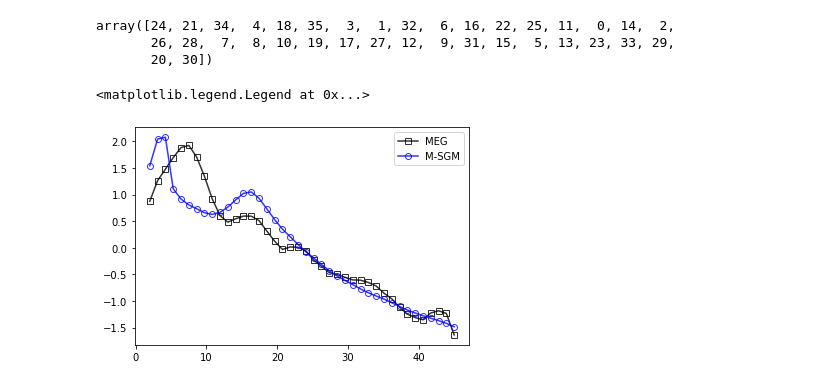
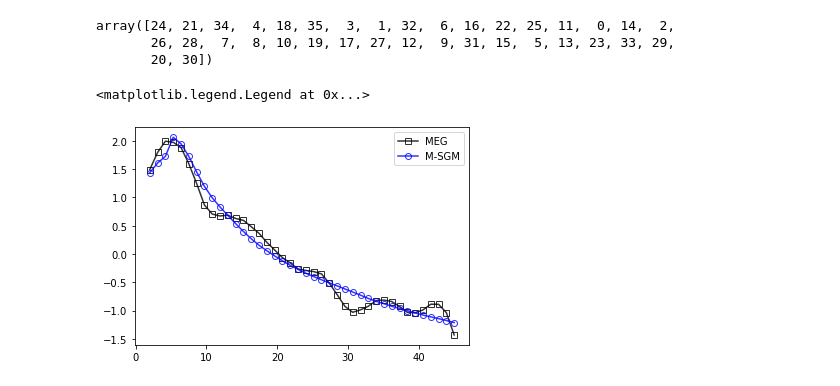
Before and after one commit to JINhuaqing/SBI-SGM, a Jupyter notebook: notebooks/explore/NSF_dedRAW_Reparam.ipynb, the cells around one changed output. Drawn from its saved outputs; the diff is of its cells as text; code cells hidden in the pictures.

```diff
--- a/notebooks/NSF_dedRAW_Reparam.ipynb
+++ b/notebooks/explore/NSF_dedRAW_Reparam.ipynb
@@ -530,13 +530,13 @@ array([24, 21, 34,  4, 18, 35,  3,  1, 32,  6, 16, 22, 25, 11,  0, 14,  2,
        26, 28,  7,  8, 10, 19, 17, 27, 12,  9, 31, 15,  5, 13, 23, 33, 29,
        20, 30])
 # %%
-ix = 35
+ix = 29
 sgm_post_rois = sgm_psd_roi_sub.mean(axis=1)
 plt.plot(FREQS, stdz_vec(meg_psd_roi_sub[ix, :, :].mean(axis=0)), linestyle = '-',
          marker = 's',fillstyle = 'none',color = 'k', label = "MEG", alpha = 0.8)
 plt.plot(FREQS, stdz_vec(sgm_post_rois[ix]), linestyle = '-',
          marker = 'o',fillstyle = 'none',color = 'b', label = "M-SGM", alpha = 0.8)
 plt.legend()
 # %% [output]
 <matplotlib.legend.Legend at 0x...>
-[figure, old version]
+[figure, new version]
```
Also changed, not shown: parts of 6 cells of this notebook, 8 other files.
